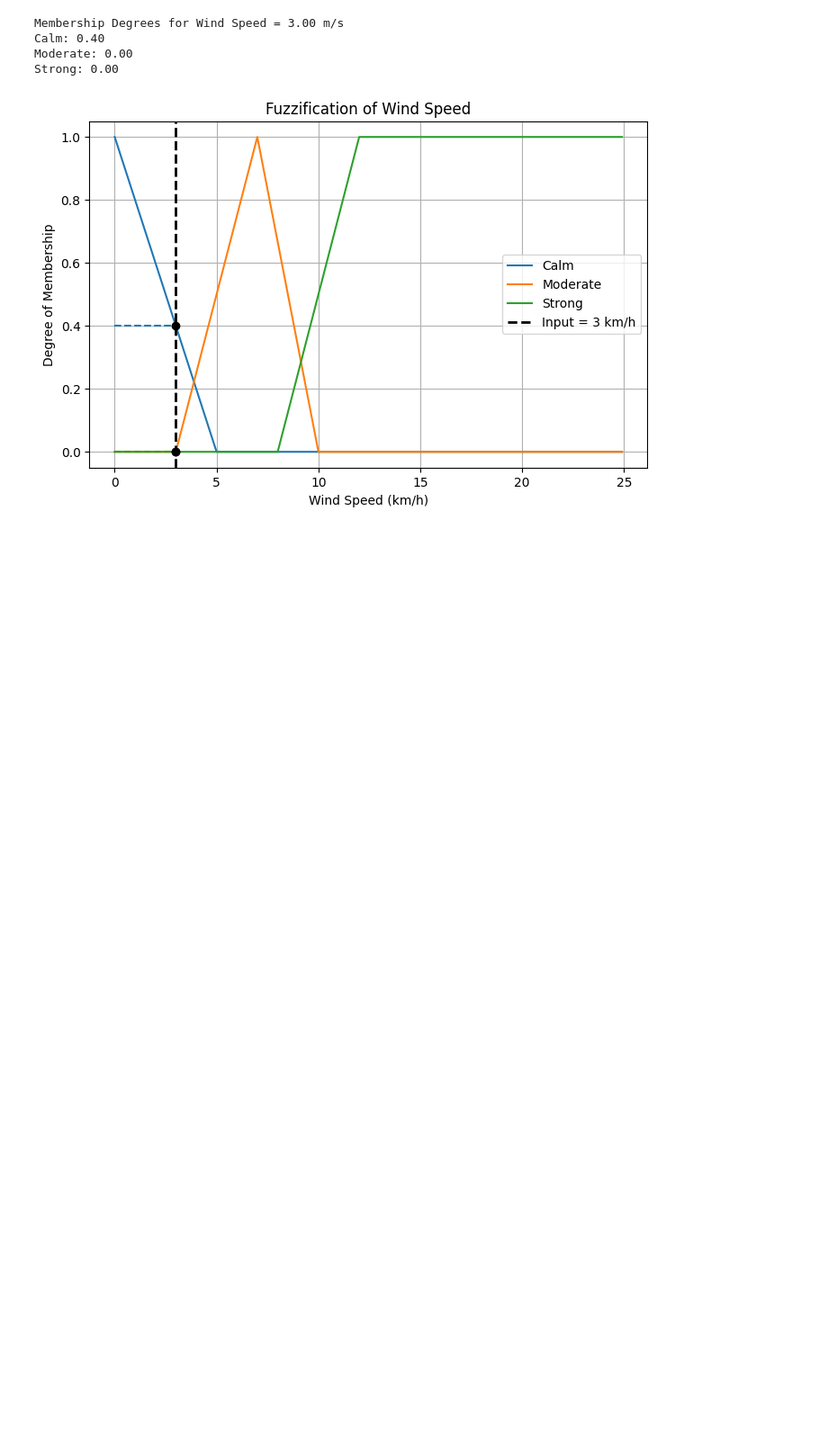
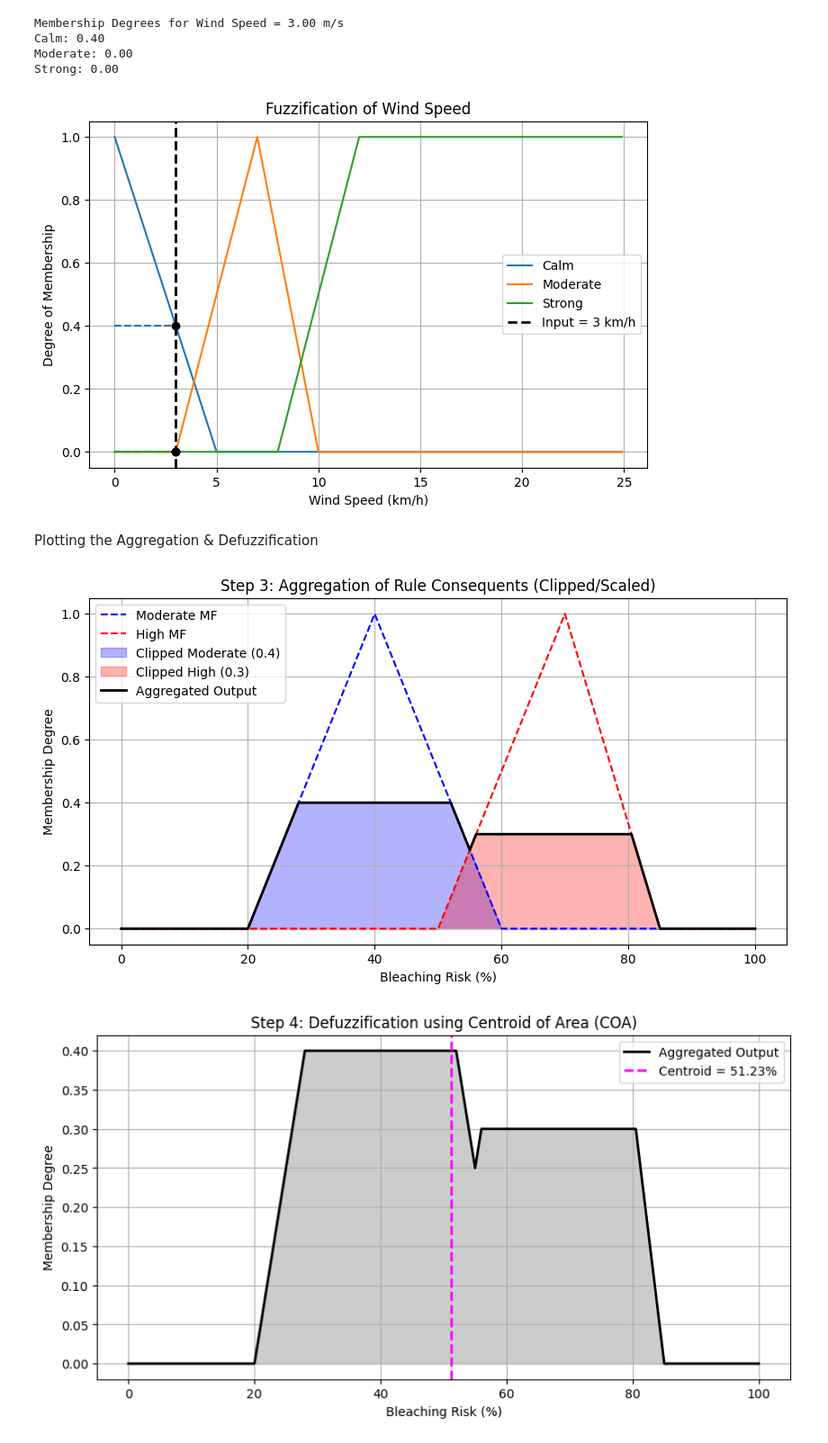
Before and after one commit to Winnee0305/coral-bleaching-fuzzy, a Jupyter notebook: fuzzy_logic.ipynb, the cells around one changed output. Shown at 90% size. Cells and saved outputs as stored; diff of their text form; code cells hidden in the pictures; blank space fills up the shorter version.

```diff
--- a/fuzzy_logic.ipynb
+++ b/fuzzy_logic.ipynb
@@ -364,3 +364,59 @@ plt.legend()
 plt.show()
 # %% [output]
 [figure]
+# %% [markdown]
+Plotting the Aggregation & Defuzzification
+# %%
+import numpy as np
+
+# Universe of discourse for bleaching risk
+x = np.arange(0, 100.1, 0.1)
+
+# Membership functions for bleaching risk
+moderate = mf.trimf(x, [20, 40, 60])
+high = mf.trimf(x, [50, 70, 85])
+
+# Rule firing strengths (example values)
+alpha_mod = 0.40
+alpha_high = 0.30
+
+# Clipped (Mamdani min) consequents
+mod_clipped = np.minimum(moderate, alpha_mod)
+high_clipped = np.minimum(high, alpha_high)
+
+# Aggregated output
+aggregated = np.maximum(mod_clipped, high_clipped)
+
+# Centroid calculation
+numerator = np.sum(x * aggregated)
+denominator = np.sum(aggregated)
+centroid = numerator / denominator if denominator != 0 else float('nan')
+
+# Plot 1: Aggregation with clipping/scaling
+plt.figure(figsize=(10, 5))
+plt.plot(x, moderate, 'b--', label='Moderate MF')
+plt.plot(x, high, 'r--', label='High MF')
+plt.fill_between(x, 0, mod_clipped, color='blue', alpha=0.3, label='Clipped Moderate (0.4)')
+plt.fill_between(x, 0, high_clipped, color='red', alpha=0.3, label='Clipped High (0.3)')
+plt.plot(x, aggregated, 'k', linewidth=2, label='Aggregated Output')
+plt.title('Step 3: Aggregation of Rule Consequents (Clipped/Scaled)')
+plt.xlabel('Bleaching Risk (%)')
+plt.ylabel('Membership Degree')
+plt.legend()
+plt.grid(True)
+plt.show()
+
+# Plot 2: Defuzzification (Centroid)
+plt.figure(figsize=(10, 5))
+plt.plot(x, aggregated, 'k', linewidth=2, label='Aggregated Output')
+plt.fill_between(x, 0, aggregated, color='gray', alpha=0.4)
+plt.axvline(centroid, color='magenta', linestyle='--', linewidth=2, label=f'Centroid = {centroid:.2f}%')
+plt.title('Step 4: Defuzzification using Centroid of Area (COA)')
+plt.xlabel('Bleaching Risk (%)')
+plt.ylabel('Membership Degree')
+plt.legend()
+plt.grid(True)
+plt.show()
+# %% [output]
+[figure, added]
+[figure, added]
```
